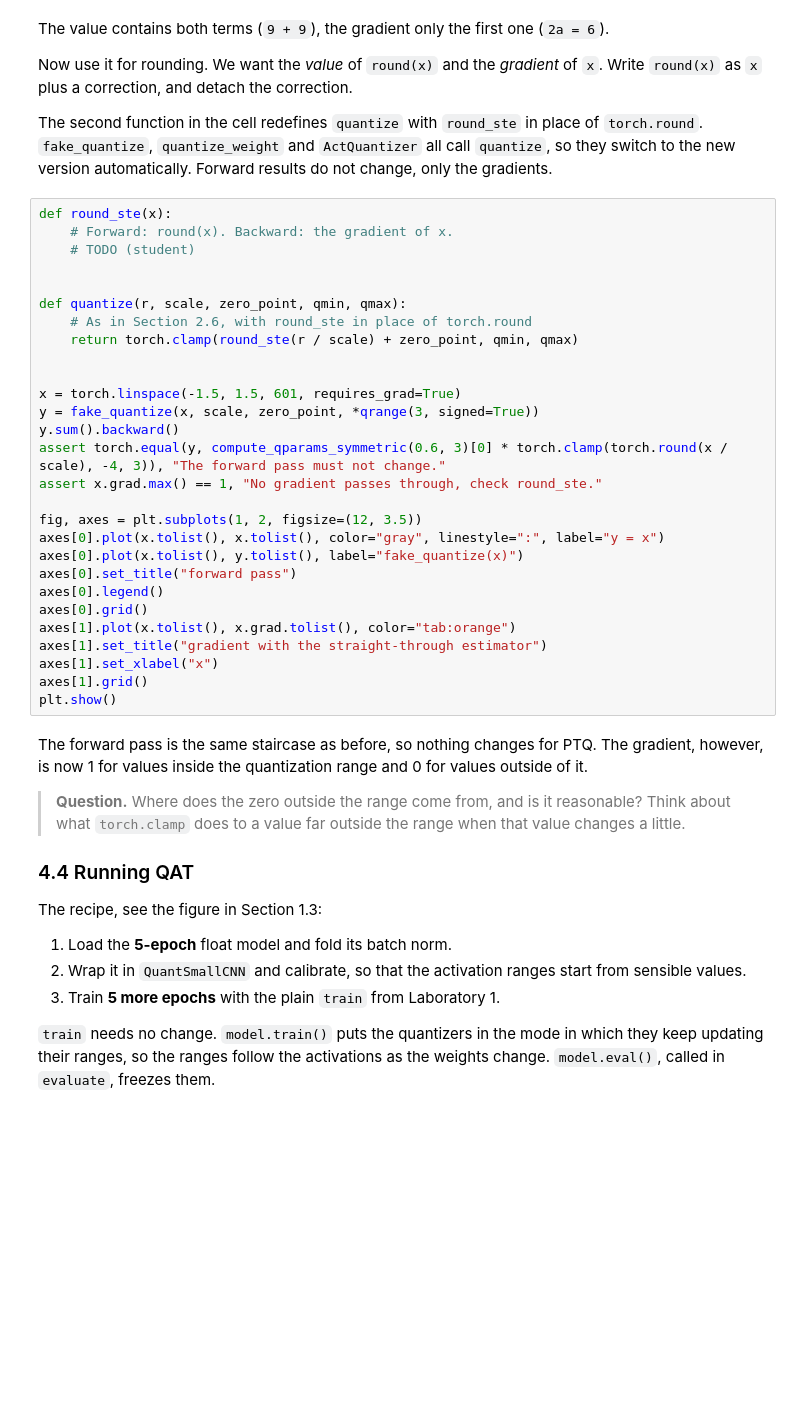
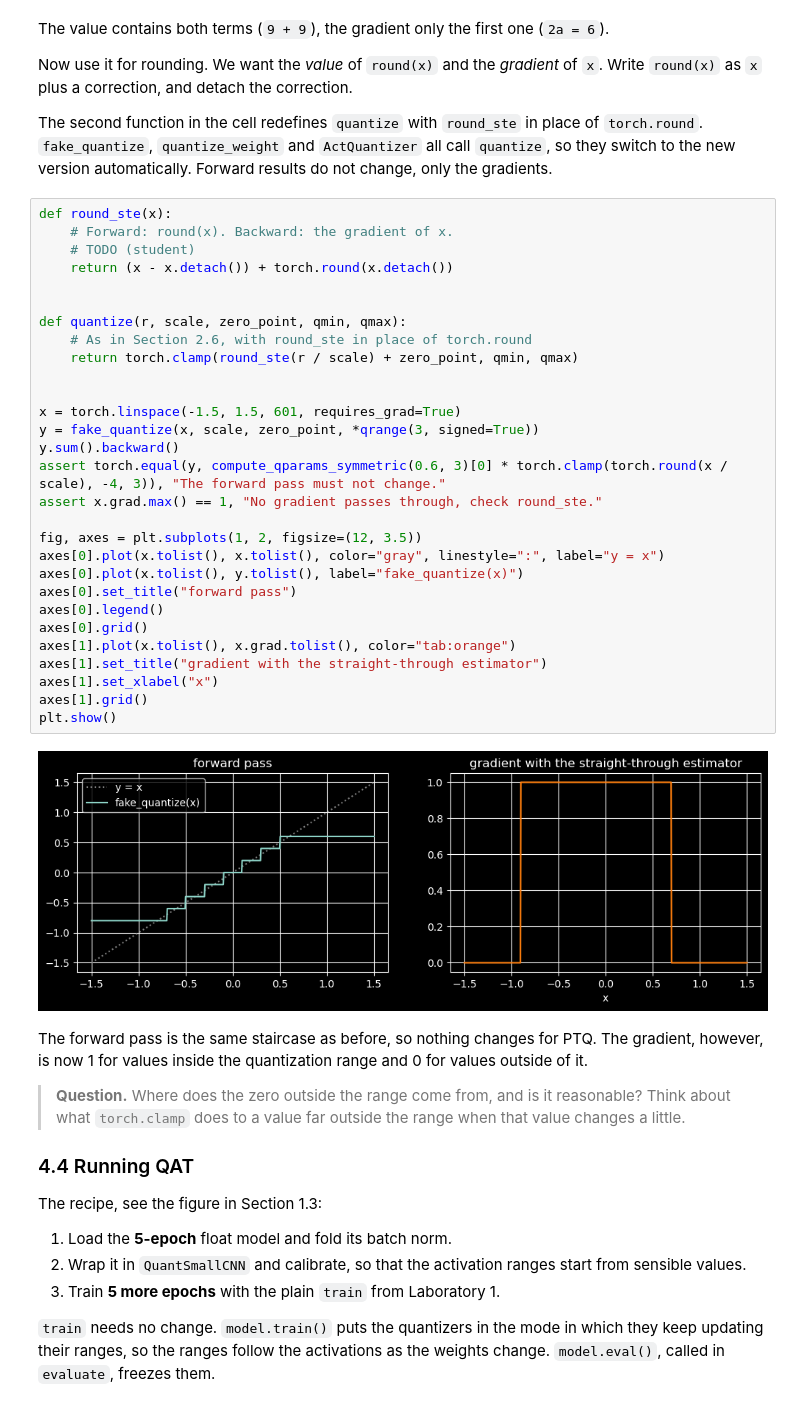
Before and after one commit to jjedra4/embedded_systems, a Jupyter notebook: lab02/lab2_todo.ipynb, the cells around one changed output. Saved outputs shown, nothing was run; the diff lists cells and outputs as text; blank space fills up the shorter version.

```diff
--- a/lab02/lab2_todo.ipynb
+++ b/lab02/lab2_todo.ipynb
@@ -1311,31 +1376,34 @@ The second function in the cell redefines `quantize` with `round_ste` in place o
 # %%
 def round_ste(x):
     # Forward: round(x). Backward: the gradient of x.
     # TODO (student)
+    return (x - x.detach()) + torch.round(x.detach())
 
 
 def quantize(r, scale, zero_point, qmin, qmax):
     # As in Section 2.6, with round_ste in place of torch.round
     return torch.clamp(round_ste(r / scale) + zero_point, qmin, qmax)
 
 
 x = torch.linspace(-1.5, 1.5, 601, requires_grad=True)
 y = fake_quantize(x, scale, zero_point, *qrange(3, signed=True))
 y.sum().backward()
 assert torch.equal(y, compute_qparams_symmetric(0.6, 3)[0] * torch.clamp(torch.round(x / scale), -4, 3)), "The forward pass must not change."
 assert x.grad.max() == 1, "No gradient passes through, check round_ste."
 
 fig, axes = plt.subplots(1, 2, figsize=(12, 3.5))
 axes[0].plot(x.tolist(), x.tolist(), color="gray", linestyle=":", label="y = x")
 axes[0].plot(x.tolist(), y.tolist(), label="fake_quantize(x)")
 axes[0].set_title("forward pass")
 axes[0].legend()
 axes[0].grid()
 axes[1].plot(x.tolist(), x.grad.tolist(), color="tab:orange")
 axes[1].set_title("gradient with the straight-through estimator")
 axes[1].set_xlabel("x")
 axes[1].grid()
 plt.show()
+# %% [output]
+[figure, added]
 # %% [markdown]
 The forward pass is the same staircase as before, so nothing changes for PTQ. The gradient, however, is now 1 for values inside the quantization range and 0 for values outside of it.
 
```
Also changed, not shown: parts of 12 cells of this notebook, 1 other file.
